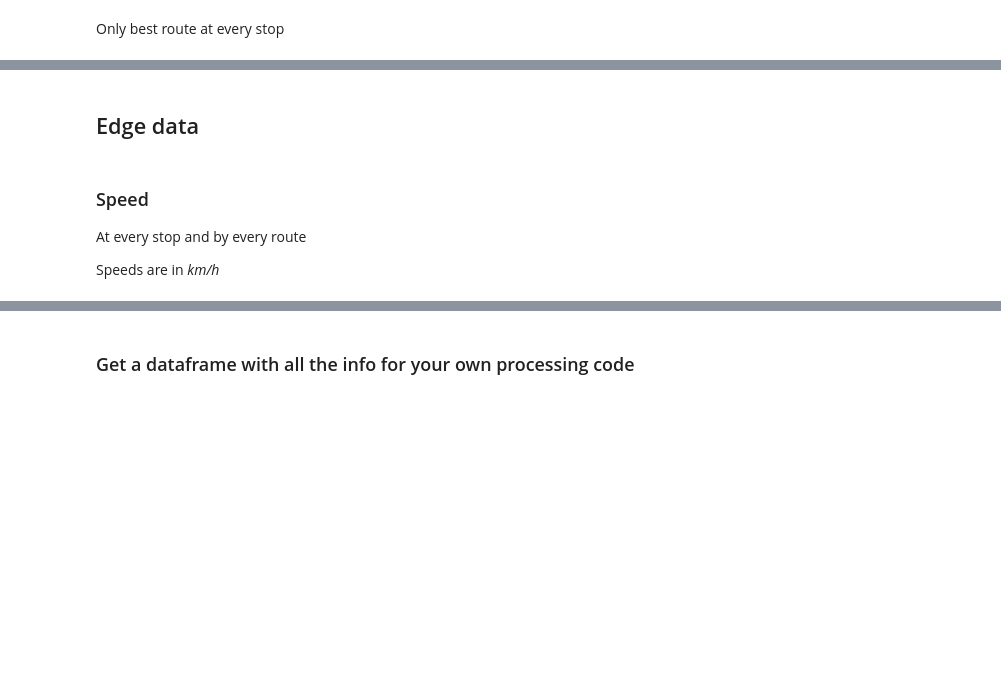
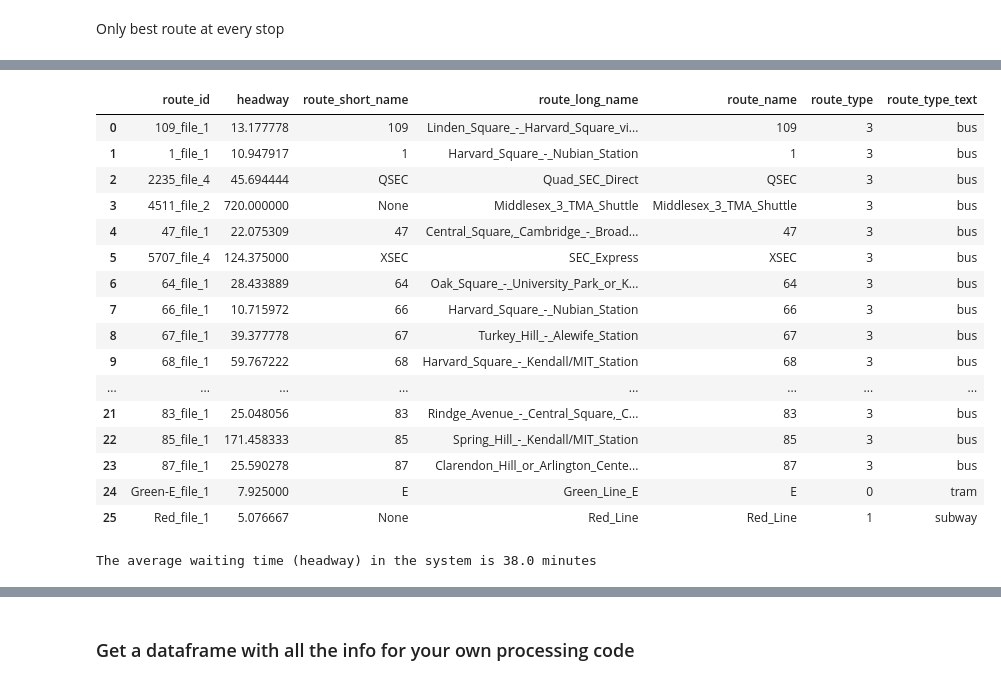
Before and after one commit to CityScope/pyGTFSHandler, a Jupyter notebook: examples/example.ipynb, the cells around one changed output, grey strips where cells are left out. Drawn from its saved outputs; the diff is of its cells as text; code cells hidden in the pictures; blank space fills up the shorter version.

```diff
--- a/examples/example.ipynb
+++ b/examples/example.ipynb
@@ -151,7 +170,7 @@ At every stop and by every route
 
 Speeds are in *km/h*
 # %%
-stop_speed_df = gtfs.get_mean_speed_at_stops(
+stop_speed_df = gtfs.get_speed_at_stops(
     date=selected_day,
     start_time=start_time,
     end_time=end_time,
@@ -289,21 +402,21 @@ If you want the interval per **route** and **stop**
 # %%
-stop_route_interval_df = gtfs.get_mean_interval_at_stops(
+stop_route_headway_df = gtfs.get_headway_at_stops(
     date=selected_day,
     start_time=start_time,
     end_time=end_time,
     route_types=route_types,
-    by = "route_id", # Interval is computed for all 'trip_id' grouped by this column and sorted by 'departure_time'
-    at = stop_id, # Where to compute the interval 'stop_id' 'parent_station'
+    by = "route_id", # headway is computed for all 'trip_id' grouped by this column and sorted by 'departure_time'
+    at = stop_id, # Where to compute the headway 'stop_id' 'parent_station'
     how = "best",
-    # 'best' pick the route with best interval,
-    # 'mean' Combine all intervals of all routes,
+    # 'best' pick the route with best headway,
+    # 'mean' Combine all headways of all routes,
     # 'all' return results per stop and route
     n_divisions=1, # Number of divisions for by = 'shape_direction'
     # mix_directions=False # For how = 'mean' do you want to consider both directions as different routes?
 ).to_pandas()
-stop_route_interval_df = gtfs.add_stop_coords(stop_route_interval_df)
-stop_route_interval_df = gtfs.add_route_names(stop_route_interval_df)
-stop_route_interval_df = df_to_stop_gdf(stop_route_interval_df)
-stop_route_interval_df = stop_route_interval_df.sort_values(stop_id).reset_index(drop=True)
-stop_route_interval_df = stop_route_interval_df[stop_route_interval_df.geometry.is_valid]
-stop_route_interval_df
+stop_route_headway_df = gtfs.add_stop_coords(stop_route_headway_df)
+stop_route_headway_df = gtfs.add_route_names(stop_route_headway_df)
+stop_route_headway_df = df_to_stop_gdf(stop_route_headway_df)
+stop_route_headway_df = stop_route_headway_df.sort_values(stop_id).reset_index(drop=True)
+stop_route_headway_df = stop_route_headway_df[stop_route_headway_df.geometry.is_valid]
+stop_route_headway_df
@@ -313,14 +442,32 @@ stop_route_interval_df.to_file(city_filename+"/stop_route_interval.gpkg")
 # %%
-# Mean interval by route
-if "route_id" not in stop_route_interval_df.columns:
-    raise Exception("You should compute get_mean_interval_at_stops with by = 'route_id' to compute route means")
+# Mean headway by route
+if "route_id" not in stop_route_headway_df.columns:
+    raise Exception("You should compute get_headway_at_stops with by = 'route_id' to compute route means")
 
-route_interval = (
-    stop_route_interval_df
+route_headway = (
+    stop_route_headway_df
     .groupby('route_id')
-    .agg(mean_interval=('mean_interval', 'mean'))
+    .agg(headway=('headway', 'mean'))
     .reset_index()
 )
-route_interval = gtfs.add_route_names(route_interval)
-route_interval
+route_headway = gtfs.add_route_names(route_headway)
+route_headway
+# %% [output]
+|  | route_id | headway | route_short_name | route_long_name | route_name | route_type | route_type_text |
+| 0 | 109_file_1 | 13.177778 | 109 | Linden_Square_-_Harvard_Square_vi... | 109 | 3 | bus |
+| 1 | 1_file_1 | 10.947917 | 1 | Harvard_Square_-_Nubian_Station | 1 | 3 | bus |
+| 2 | 2235_file_4 | 45.694444 | QSEC | Quad_SEC_Direct | QSEC | 3 | bus |
+| 3 | 4511_file_2 | 720.000000 | None | Middlesex_3_TMA_Shuttle | Middlesex_3_TMA_Shuttle | 3 | bus |
+| 4 | 47_file_1 | 22.075309 | 47 | Central_Square,_Cambridge_-_Broad... | 47 | 3 | bus |
+| 5 | 5707_file_4 | 124.375000 | XSEC | SEC_Express | XSEC | 3 | bus |
+| 6 | 64_file_1 | 28.433889 | 64 | Oak_Square_-_University_Park_or_K... | 64 | 3 | bus |
+| 7 | 66_file_1 | 10.715972 | 66 | Harvard_Square_-_Nubian_Station | 66 | 3 | bus |
+| 8 | 67_file_1 | 39.377778 | 67 | Turkey_Hill_-_Alewife_Station | 67 | 3 | bus |
+| 9 | 68_file_1 | 59.767222 | 68 | Harvard_Square_-_Kendall/MIT_Station | 68 | 3 | bus |
+| ... | ... | ... | ... | ... | ... | ... | ... |
+| 21 | 83_file_1 | 25.048056 | 83 | Rindge_Avenue_-_Central_Square,_C... | 83 | 3 | bus |
+| 22 | 85_file_1 | 171.458333 | 85 | Spring_Hill_-_Kendall/MIT_Station | 85 | 3 | bus |
+| 23 | 87_file_1 | 25.590278 | 87 | Clarendon_Hill_or_Arlington_Cente... | 87 | 3 | bus |
+| 24 | Green-E_file_1 | 7.925000 | E | Green_Line_E | E | 0 | tram |
+| 25 | Red_file_1 | 5.076667 | None | Red_Line | Red_Line | 1 | subway |
 # %%
@@ -328,15 +475,9 @@ route_interval.to_csv(city_filename+"/route_intervals.csv")
 # %%
-# Mean interval in whole system
-system_interval = float(
-    np.nanmean(stop_interval_df['mean_interval'])
+# Mean headway in whole system
+system_headway = float(
+    np.nanmean(stop_headway_df['headway'])
 )
 
-print(f"The average waiting time (interval) in the system is {round(system_interval,ndigits=2)} minutes")
+print(f"The average waiting time (headway) in the system is {round(system_headway,ndigits=2)} minutes")
+# %% [output]
+The average waiting time (headway) in the system is 38.0 minutes
-# %% [markdown]
-## Edge data
-# %% [markdown]
-### Speed
-
-At every stop and by every route
-
-Speeds are in *km/h*
```
Also changed, not shown: parts of 45 cells of this notebook, 4 other files.
